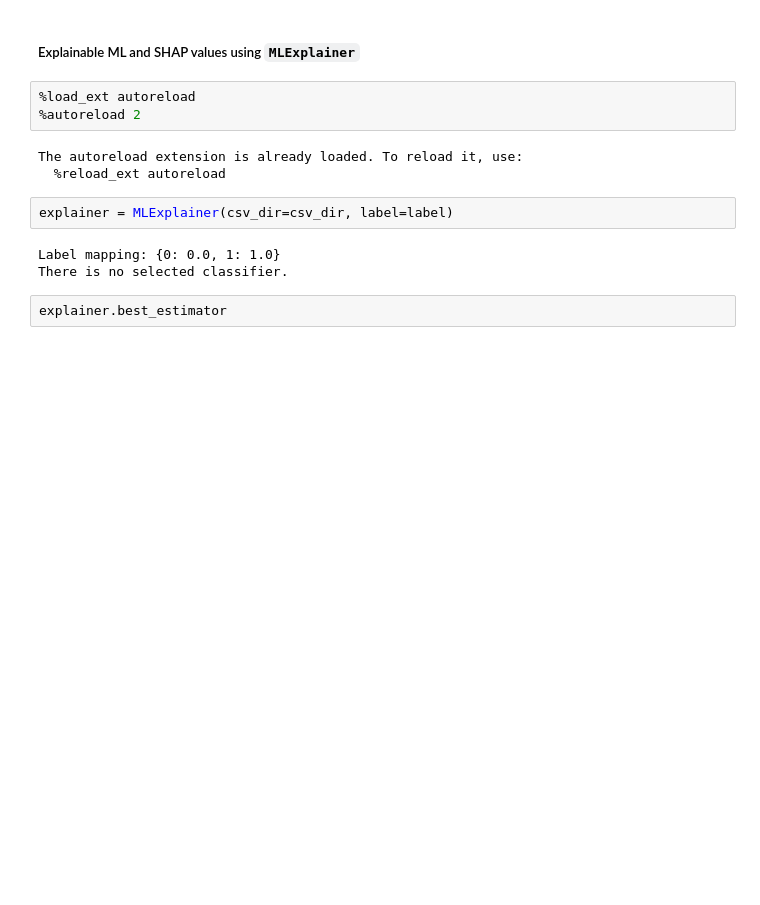
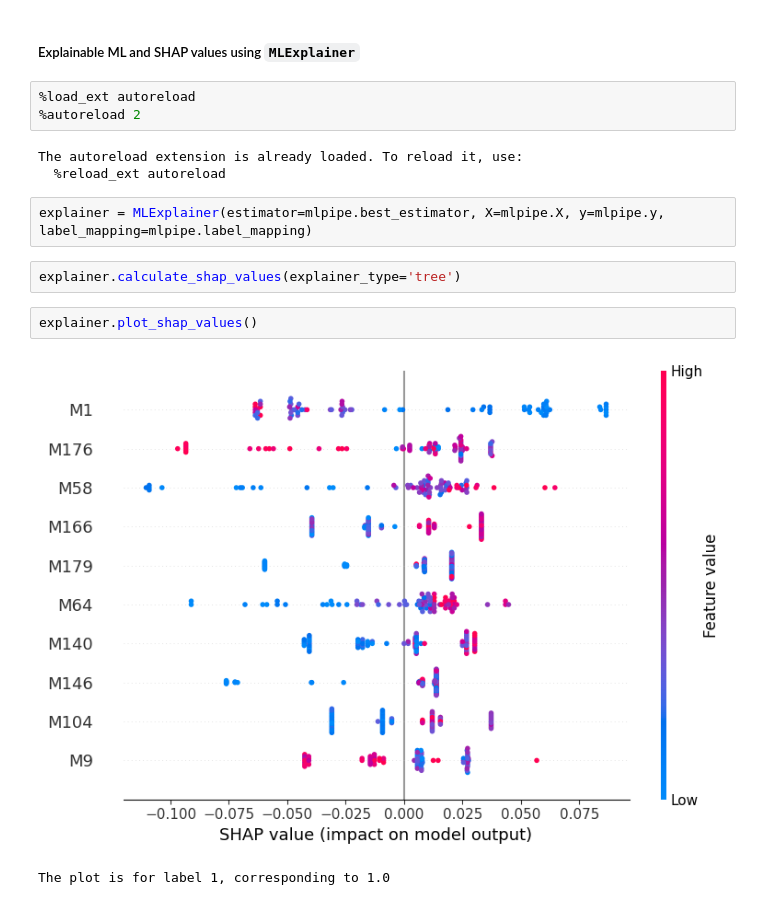
Before and after one commit to costasmexis/AI4META, a Jupyter notebook: notebooks/main.ipynb, the cells around one changed output. Cells and saved outputs as stored; diff of their text form; blank space fills up the shorter version.

Commit message:
Working on merging mlexplain.py

```diff
--- a/notebooks/main.ipynb
+++ b/notebooks/main.ipynb
@@ -119,10 +109,12 @@ boot_scores = mlpipe.bootstrap_validation(n_iter=10)
 # %% [output]
 The autoreload extension is already loaded. To reload it, use:
   %reload_ext autoreload
-# %%
-explainer = MLExplainer(csv_dir=csv_dir, label=label)
-# %% [output]
-Label mapping: {0: 0.0, 1: 1.0}
-There is no selected classifier.
+# %%
+explainer = MLExplainer(estimator=mlpipe.best_estimator, X=mlpipe.X, y=mlpipe.y, label_mapping=mlpipe.label_mapping)
+# %%
+explainer.calculate_shap_values(explainer_type='tree')
 # %%
-explainer.best_estimator
+explainer.plot_shap_values()
+# %% [output]
+[figure, added]
+The plot is for label 1, corresponding to 1.0
```
Also changed, not shown: parts of 13 cells of this notebook, 2 other files.
